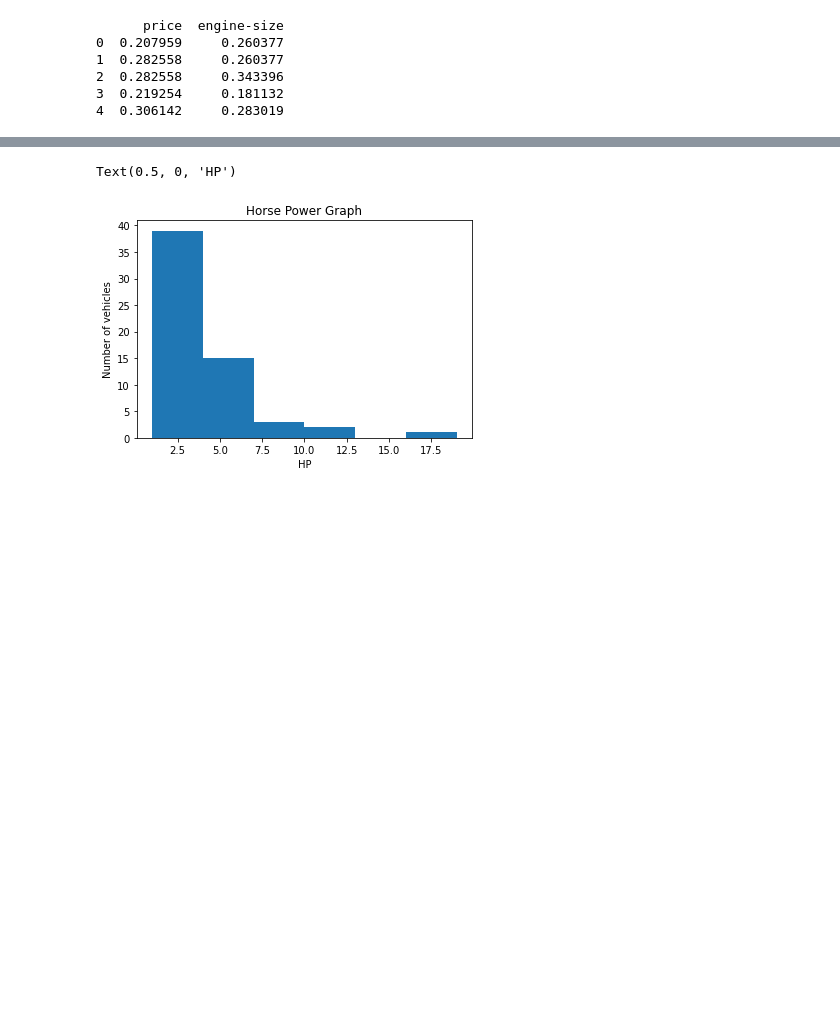
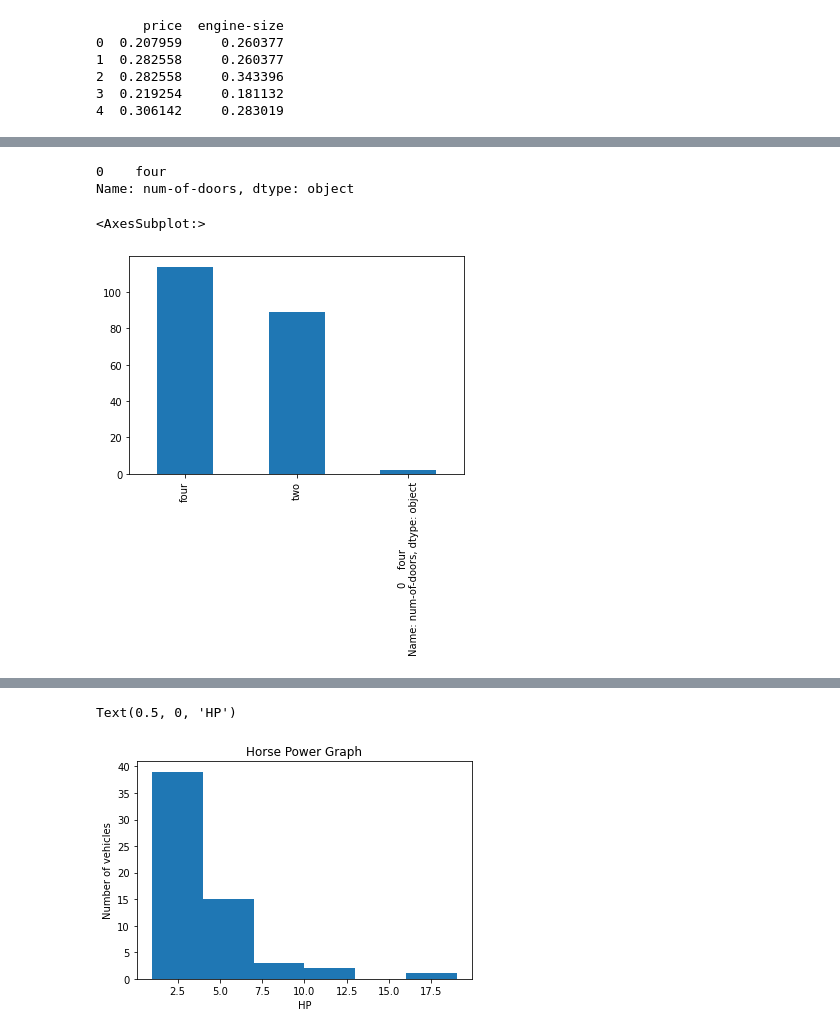
Before and after one commit to UP-MSIT/EDA-on-Automobile-Dataset, a Jupyter notebook: AutomobileEDA.ipynb, the cells around one changed output, grey strips where cells are left out. Drawn from its saved outputs; the diff is of its cells as text; code cells hidden in the pictures; blank space fills up the shorter version.

```diff
--- a/AutomobileEDA.ipynb
+++ b/AutomobileEDA.ipynb
@@ -124 +84,3 @@ plt.hist(df["normalized-losses"].astype(dtype = "float"),bins=10)
+# %%
+df["price"] = df["price"].str.replace("?",str(median)).astype(dtype="float")
 # %% [markdown]
@@ -213,9 +143,15 @@ df["bore"].value_counts()
 mode_n = df[df["num-of-doors"]!="?"]["num-of-doors"].mode()
 # %%
 mode_n
+# %% [output]
+0    four
+Name: num-of-doors, dtype: object
 # %%
 df["num-of-doors"] = df["num-of-doors"].str.replace("?",str(mode_n))
 # %%
-df["num-of-doors"].value_counts()
+df["num-of-doors"].value_counts().plot(kind='bar')
+# %% [output]
+<AxesSubplot:>
+[figure, added]
 # %%
 df["make"].value_counts().plot(kind="bar")
```
Also changed, not shown: parts of 27 cells of this notebook, 2 other files.
